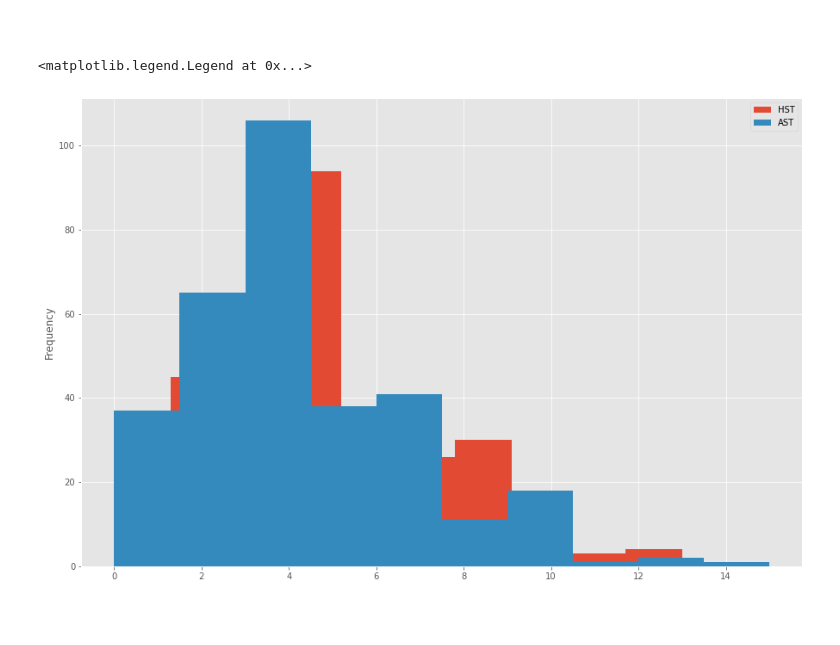
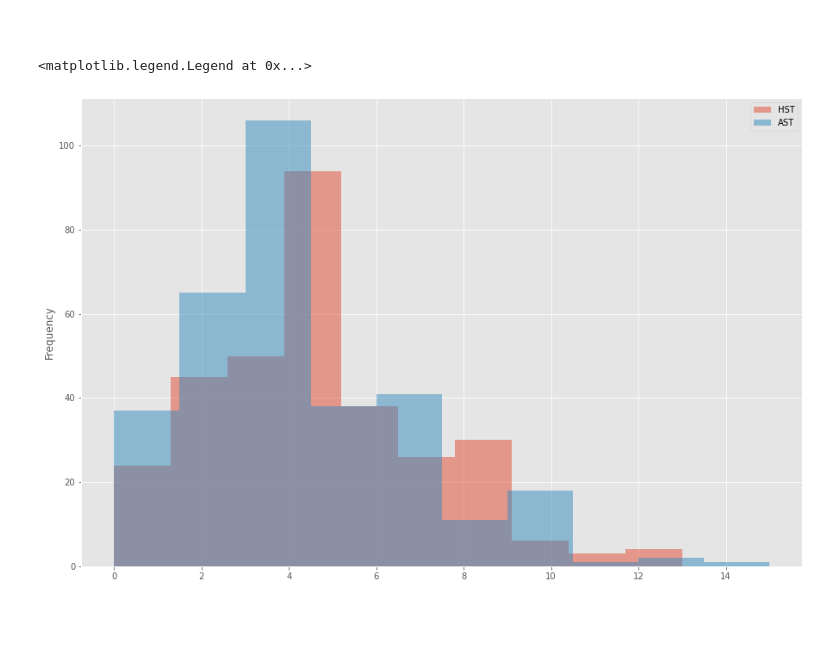
Before and after one commit to kmcd14/ProgrammingDA-project, a Jupyter notebook: data_sim.ipynb, the cells around one changed output. Saved outputs shown, nothing was run; the diff lists cells and outputs as text; code cells hidden in the pictures.

```diff
--- a/data_sim.ipynb
+++ b/data_sim.ipynb
@@ -578,13 +581,13 @@ data['AS'].mean()
 # %% [markdown]
 <br>
 # %%
-data['HST'].plot.hist()
-data['AST'].plot.hist()
+data['HST'].plot.hist(alpha=0.5)
+data['AST'].plot.hist(alpha=0.5)
 
 plt.legend()
 # %% [output]
 <matplotlib.legend.Legend at 0x...>
-[figure, old version]
+[figure, new version]
 # %% [markdown]
 <br>
 # %% [markdown]
```
Also changed, not shown: parts of 12 cells of this notebook.
